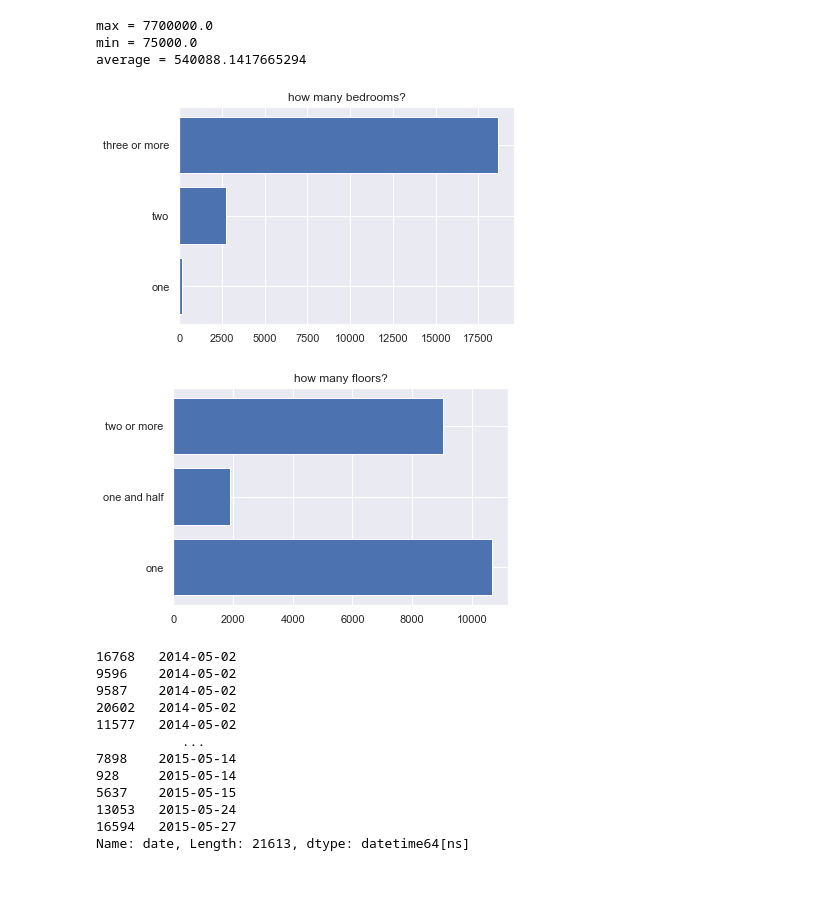
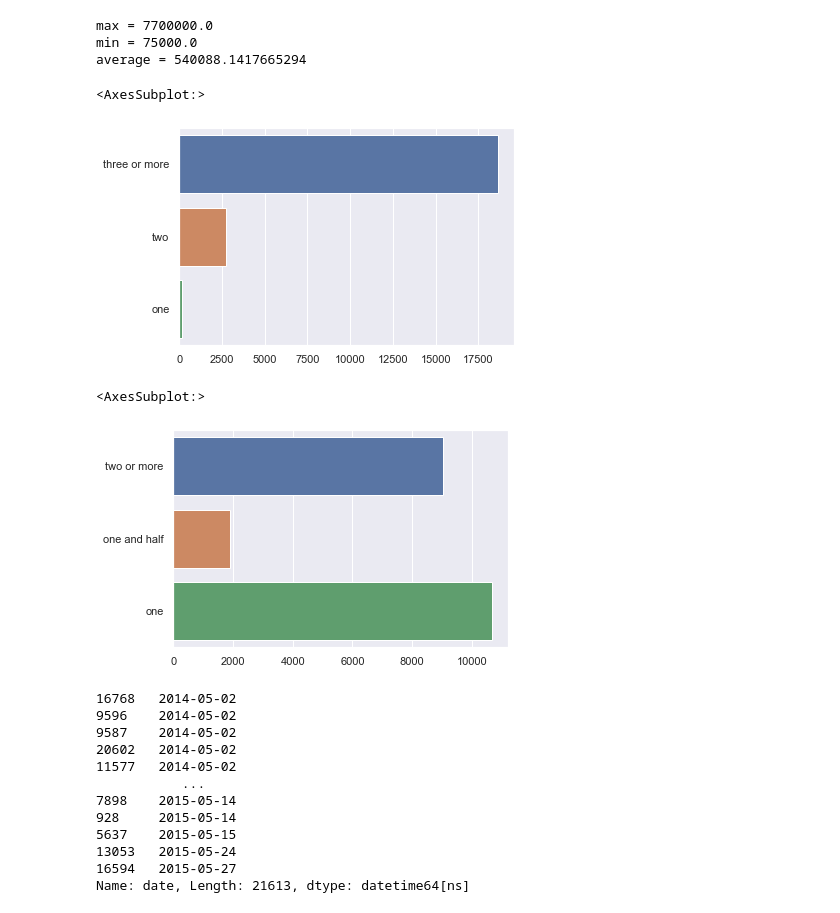
Before and after one commit to Arrinch/eda, a Jupyter notebook: homes.ipynb, the cells around one changed output. Cells and saved outputs as stored; diff of their text form; code cells hidden in the pictures; blank space fills up the shorter version.

```diff
--- a/homes.ipynb
+++ b/homes.ipynb
@@ -24,27 +24,24 @@ average = 540088.1417665294
 # %%
 #Bedrooms chart
 b = df1['bedrooms']
 
 one_bedroom, two_bedrooms, three_or_more = [], [], []
 
 for i in b:
     if (i == 1):
         one_bedroom.append(i)
     elif (i == 2):
         two_bedrooms.append(1)
     elif (i >= 3):
         three_or_more.append(1)
 
 quantity = [len(one_bedroom), len(two_bedrooms), len(three_or_more)]
 bedrooms = ['one', 'two', 'three or more']
 
-plt.barh(bedrooms, quantity)
-
-plt.title('how many bedrooms?')
-
-plt.show()
+sns.barplot(quantity, bedrooms, order=['three or more', 'two', 'one'])
 # %% [output]
+<AxesSubplot:>
-[figure, old version]
+[figure, new version]
 # %%
 #Floors chart
 f = df1['floors']
@@ -62,13 +59,10 @@ for i in f:
 quantity = [len(one_floor), len(one_and_half), len(two_or_more)]
 floors = ['one', 'one and half', 'two or more']
 
-plt.barh(floors, quantity)
-
-plt.title('how many floors?')
-
-plt.show()
+sns.barplot(quantity, floors, order=['two or more', 'one and half', 'one'])
 # %% [output]
+<AxesSubplot:>
-[figure, old version]
+[figure, new version]
 # %%
 fig, ax = plt.subplots(5, 1, sharex=True, figsize=(20,10))
 
```
